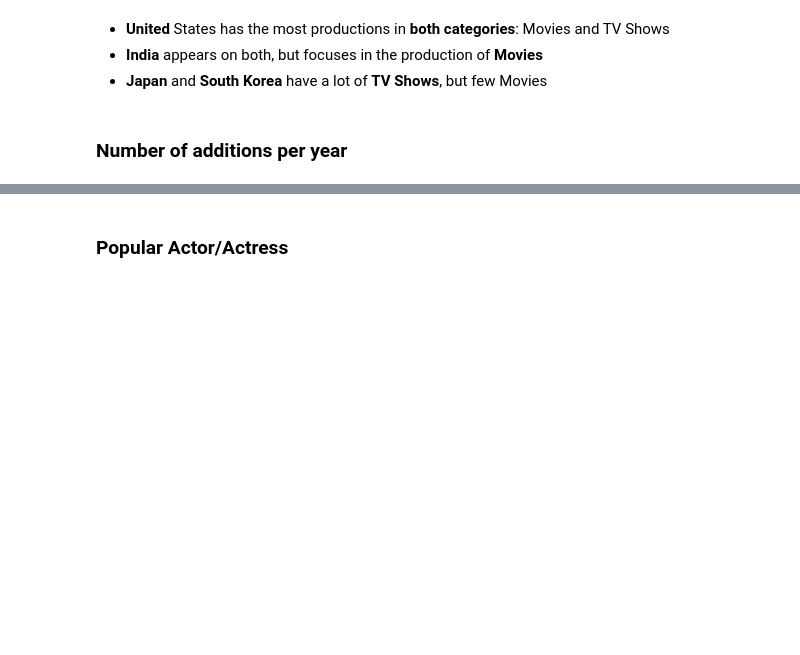
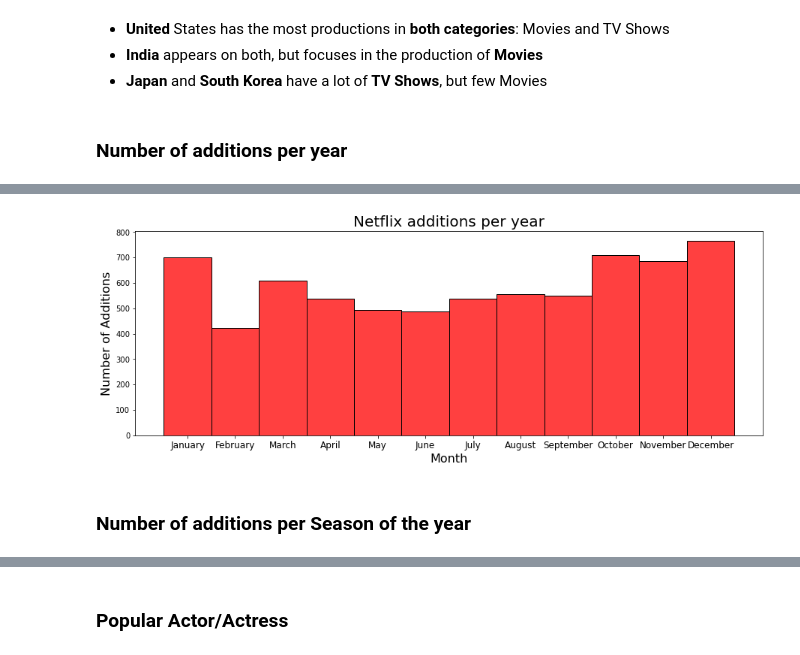
Before and after one commit to kimurarh/netflix-analysis, a Jupyter notebook: Netflix-Analysis.ipynb, the cells around one changed output, grey strips where cells are left out. Cells and saved outputs as stored; diff of their text form; code cells hidden in the pictures; blank space fills up the shorter version.

```diff
--- a/Netflix-Analysis.ipynb
+++ b/Netflix-Analysis.ipynb
@@ -296,0 +321,12 @@ sns.histplot(additions_per_year, kde=False, color='r')
+# %%
+plt.figure(figsize=(15,5))
+plt.title('Netflix additions per year', fontsize=20)
+plt.ylabel('Number of Additions', fontsize=16)
+plt.xlabel('Month', fontsize=16)
+plt.xticks(fontsize=12)
+sns.histplot(additions_per_month, kde=False, color='r')
+plt.show()
+# %% [output]
+[figure, added]
+# %% [markdown]
+### Number of additions per Season of the year
```
Also changed, not shown: parts of 17 cells of this notebook.
